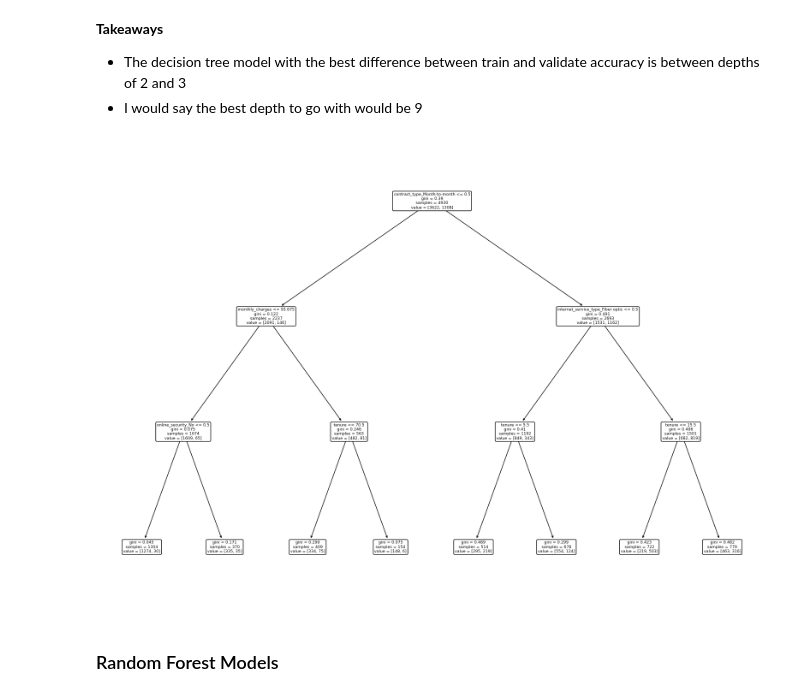
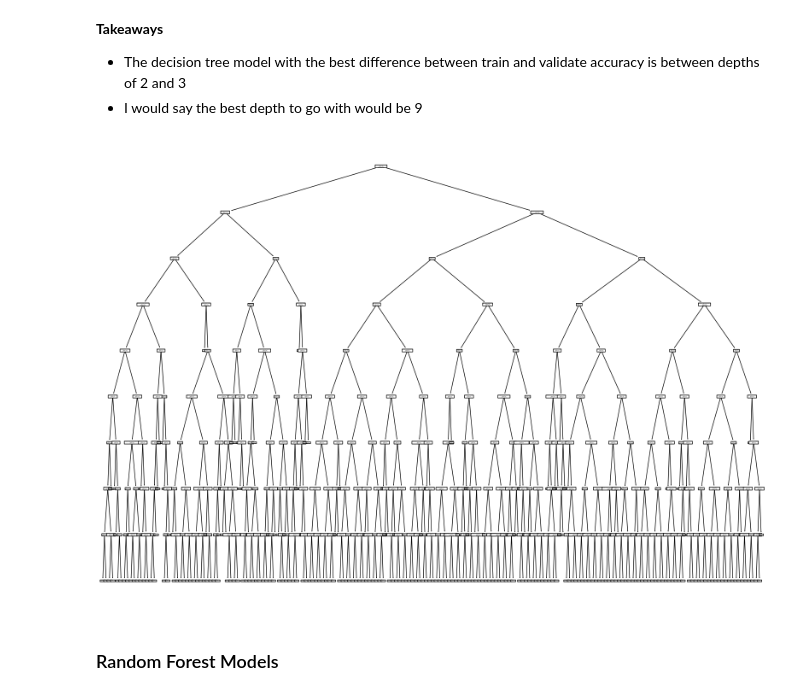
Before and after one commit to nicolas-angarita/churn_classification_project, a Jupyter notebook: working_notebook.ipynb, the cells around one changed output. Cells and saved outputs as stored; diff of their text form; code cells hidden in the pictures.

```diff
--- a/working_notebook.ipynb
+++ b/working_notebook.ipynb
@@ -885,13 +892,15 @@ df.sort_values('difference')
 - The decision tree model with the best difference between train and validate accuracy is between depths of 2 and 3
 - I would say the best depth to go with would be 9
 # %%
-clf = DecisionTreeClassifier(max_depth = 3, random_state = 42)
+# plotted the best modeled decision tree with max depth of 9
+
+clf = DecisionTreeClassifier(max_depth = 9, random_state = 42)
 clf = clf.fit(X_train,y_train)
 plt.figure(figsize=(20, 14))
 plot_tree(clf, feature_names=X_train.columns, rounded=True)
 plt.show()
 # %% [output]
-[figure, old version]
+[figure, new version]
 # %% [markdown]
 ### Random Forest Models
 # %%
```
Also changed, not shown: parts of 22 cells of this notebook.
